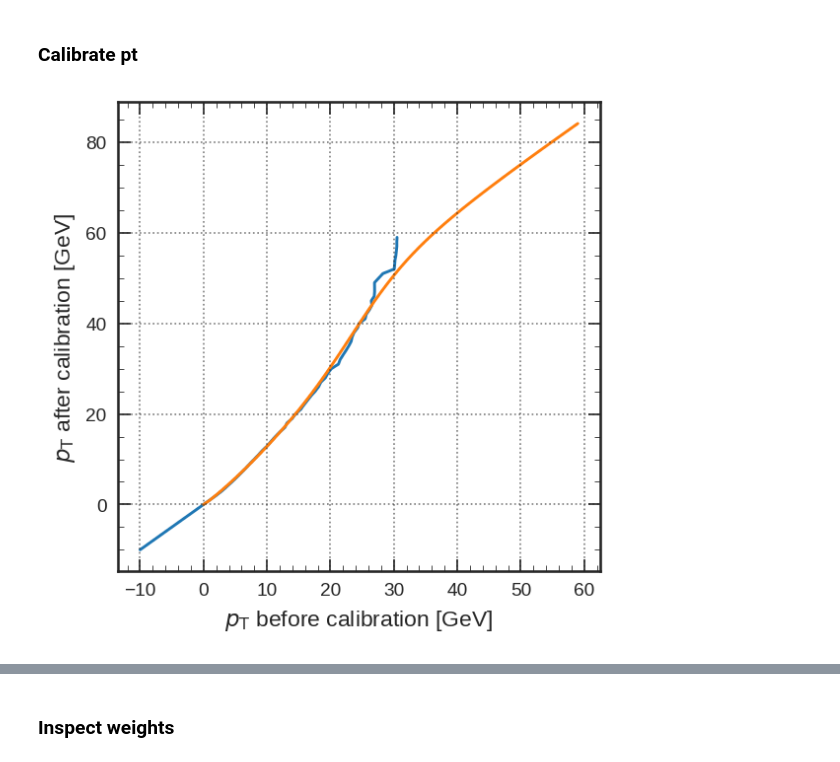
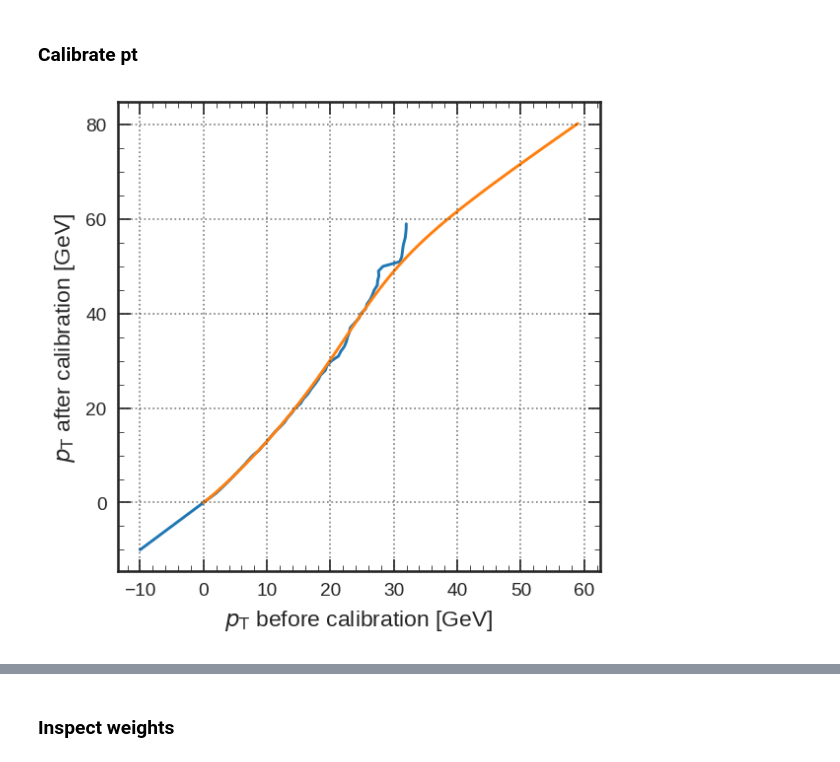
Before and after one commit to jiafulow/user-notebooks, a Jupyter notebook: 22-predictions.ipynb, the cells around one changed output, grey strips where cells are left out. Drawn from its saved outputs; the diff is of its cells as text; code cells hidden in the pictures.

```diff
--- a/22-predictions.ipynb
+++ b/22-predictions.ipynb
@@ -360,18 +368,20 @@ if do_pruning:
 # %%
 # Create quantized model
 if do_quantization:
+  quant_epochs = 200
   lr_schedule = endless_nnet_v3.create_lr_schedule(
-      num_train_samples, epochs=epochs, warmup_epochs=0, batch_size=batch_size,
+      num_train_samples, epochs=quant_epochs, warmup_epochs=0, batch_size=batch_size,
       learning_rate=learning_rate, final_learning_rate=final_learning_rate)
   optimizer = endless_nnet_v3.create_optimizer(
       lr_schedule, gradient_clipnorm=gradient_clipnorm)
+
   quant_model = endless_nnet_v3.create_quant_model(model, optimizer)
   quant_model.summary()
 # %%
 # Train quantized model
 if do_quantization:
   history = ModelTrainer(quant_model).fit(
-      x_train, y_train, batch_size=batch_size, epochs=epochs, verbose=1,
+      x_train, y_train, batch_size=batch_size, epochs=quant_epochs, verbose=1,
       callbacks=callbacks, validation_data=(x_test, y_test), shuffle=True)
 
   # Save model
@@ -381,10 +391,14 @@ if do_quantization:
   logger.info('Saved as {}'.format(model.name + '.h5'))
 
   # Debug
-  print('dense {}/{}'.format(np.count_nonzero(model.layers[1].weights[0]), model.layers[1].weights[0].numpy().size))
-  print('dense_1 {}/{}'.format(np.count_nonzero(model.layers[3].weights[0]), model.layers[3].weights[0].numpy().size))
-  print('dense_2 {}/{}'.format(np.count_nonzero(model.layers[5].weights[0]), model.layers[5].weights[0].numpy().size))
-  print('dense_final {}/{}'.format(np.count_nonzero(model.layers[8].weights[0]), model.layers[8].weights[0].numpy().size))
+  print('dense {}/{}'.format(
+      np.count_nonzero(model.layers[1].weights[0]), model.layers[1].weights[0].numpy().size))
+  print('dense_1 {}/{}'.format(
+      np.count_nonzero(model.layers[3].weights[0]), model.layers[3].weights[0].numpy().size))
+  print('dense_2 {}/{}'.format(
+      np.count_nonzero(model.layers[5].weights[0]), model.layers[5].weights[0].numpy().size))
+  print('dense_final {}/{}'.format(
+      np.count_nonzero(model.layers[8].weights[0]), model.layers[8].weights[0].numpy().size))
 # %% [markdown]
 ### Evaluate model
 # %%
@@ -659,7 +673,7 @@ for i in range(nbinsx):
     cache[3] = (i, xx_i, yy_i)
 # %%
 # Make better resolution plot
-fig, axs = plt.subplots(2, 4, figsize=(4.5*2,4.5), tight_layout=True)
+fig, axs = plt.subplots(2, 4, figsize=(9, 9/2), tight_layout=True)
 
 for i in range(4):
   ax = axs[0,i]
@@ -725,6 +762,9 @@ plt.show()
 # %%
 # Calibrate pt
 from scipy.interpolate import Rbf
+
+def monotonically_increasing(a):
+  return np.all(a[1:] >= a[:-1], axis=-1)
 
 pt_true = np.squeeze(np.reciprocal(np.abs(y_test_true)))
 pt_pred = np.squeeze(np.reciprocal(np.abs(y_test_pred)))
@@ -733,55 +773,66 @@ pt_pred = np.clip(pt_pred, 0., 7000.)
 coverage = 90.  # nominal coverage
 coverage += 1.5  # additional coverage due to fiducial cuts
 xmin, xmax, nbinsx = 0., 60., 60
-edges = np.linspace(xmin, xmax, num=(nbinsx + 1))
+edges = np.linspace(xmin, xmax, num=(nbinsx + 1), dtype=np.float32)
 
 # Map pt -> pt bin
 calib_indices = emtf_nbtools.hist_digitize_inclusive(pt_true, edges)
 # Map pt bin -> 90% coverage threshold
-calib_data = np.arange(nbinsx).astype(np.float32)
+calib_data = np.zeros(nbinsx, dtype=np.float32)
 
-for i in range(nbinsx):
+for i, edge in enumerate(edges[:-1]):
   # Skip 2 GeV and below
-  if edges[i] <= 2:
+  if edge <= 2:
+    calib_data[i] = edge
     continue
 
   # Customize step size
-  if edges[i] <= 20:
+  # 1, 2, 4, 6, 8 or 10 GeV
+  if edge <= 10:
+    step = 1
+  elif edge <= 20:
     step = 2
-  elif edges[i] <= 30:
+  elif edge <= 30:
     step = 4
-  elif edges[i] <= 40:
+  elif edge <= 40:
     step = 6
+  elif edge <= 50:
+    step = 8
   else:
-    step = 8
+    step = 10
 
   sel = (i <= calib_indices) & (calib_indices <= (i + step - 1))
   selected = pt_pred[sel]
   thres = np.percentile(selected, 100. - coverage, overwrite_input=True)
   calib_data[i] = thres
 
 
+# Extend edges into negative x
+edges_neg_x = np.linspace(-10, -1, num=10, dtype=np.float32)
+xdata = np.concatenate((edges_neg_x, calib_data))
+ydata = np.concatenate((edges_neg_x, edges[:-1]))
+# Fit with Rbf
+# These parameters require some tuning
+rbfi = Rbf(xdata[:-10], ydata[:-10], epsilon=10., smooth=1., function='multiquadric')
+last_binx = 30  # truncate at 30 GeV
+
 # Plot
 fig, ax = plt.subplots()
-
-edges_neg_x = np.linspace(-10, -1, num=10)  # extend edges into negative x
-xdata = np.concatenate((edges_neg_x, calib_data))
-ydata = np.concatenate((edges_neg_x, edges[:-1]))
-# These parameters require some tuning
-rbfi = Rbf(xdata[:-8], ydata[:-8], epsilon=10., smooth=1., function='multiquadric')
 ax.plot(xdata, ydata)
-
 xdata = edges[:-1]
-ydata = rbfi(xdata)
+ydata = rbfi(xdata).astype(np.float32)
 ydata[0] = 0.  # force to start with 0
 ax.plot(xdata, ydata)
 ax.set_xlabel(r'$p_{\mathrm{T}}$ before calibration [GeV]')
 ax.set_ylabel(r'$p_{\mathrm{T}}$ after calibration [GeV]')
 plt.show()
 
+with np.errstate(divide='ignore', invalid='ignore'):
+  zdata = ydata / xdata
+
 logger.info(np.array2string(calib_data, separator=', ', precision=3, floatmode='fixed'))
 logger.info(np.array2string(ydata, separator=', ', precision=3, floatmode='fixed'))
-with np.errstate(divide='ignore', invalid='ignore'):
-  logger.info(np.array2string(ydata / xdata, separator=', ', precision=3, floatmode='fixed'))
+logger.info(np.array2string(zdata, separator=', ', precision=3, floatmode='fixed'))
+assert monotonically_increasing(zdata[1:last_binx])
 # %% [output]
-[figure, old version]
+[figure, new version]
```
Also changed, not shown: parts of 22 cells of this notebook.
